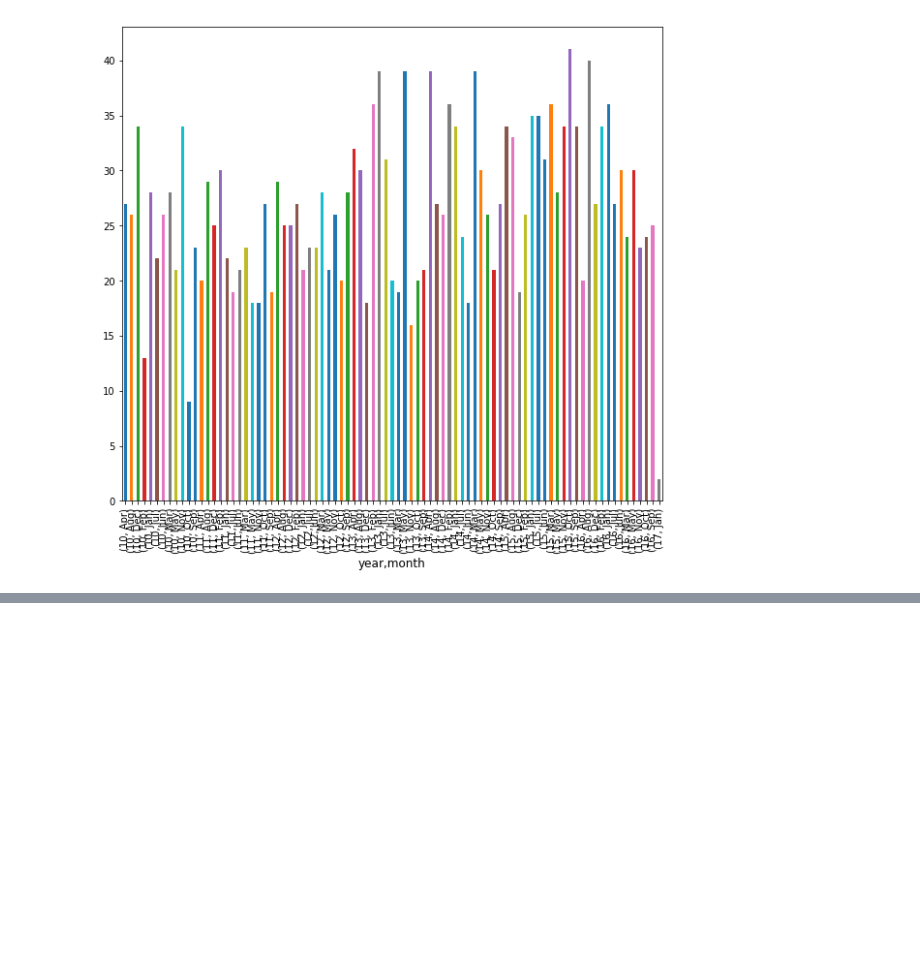
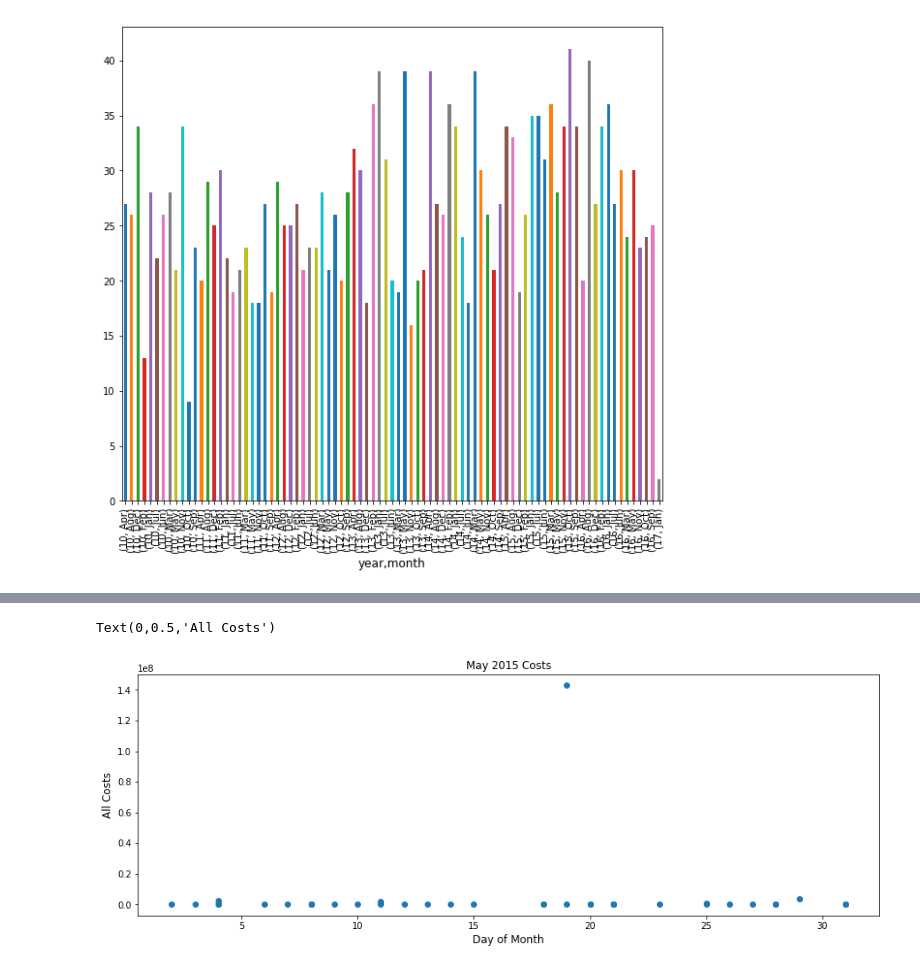
Before and after one commit to Vsosameza/Oil_Spill_Data_Analysis, a Jupyter notebook: Data_Exploration_Notebook-2.ipynb, the cells around one changed output, grey strips where cells are left out. Cells and saved outputs as stored; diff of their text form; code cells hidden in the pictures; blank space fills up the shorter version.

```diff
--- a/Data_Exploration_Notebook-2.ipynb
+++ b/Data_Exploration_Notebook-2.ipynb
@@ -527,0 +865,19 @@ tp.head(20).plot.bar(x='month', y='ppb');
+# %%
+mask_yr_fif = when['Accident Year'] == '2015'
+mask_may = when['month'] == 5
+
+all_mask = mask_yr_fif & mask_may
+
+may_fif = when[all_mask]
+# when[mask_yr]
+
+scatter = plt.figure()
+axes1 = scatter.add_subplot(1,1,1)
+axes1.scatter(may_fif.day_of_month, may_fif['All Costs'])
+
+axes1.set_title('May 2015 Costs')
+axes1.set_xlabel('Day of Month')
+axes1.set_ylabel('All Costs')
+# %% [output]
+Text(0,0.5,'All Costs')
+[figure, added]
```
Also changed, not shown: parts of 61 cells of this notebook.
